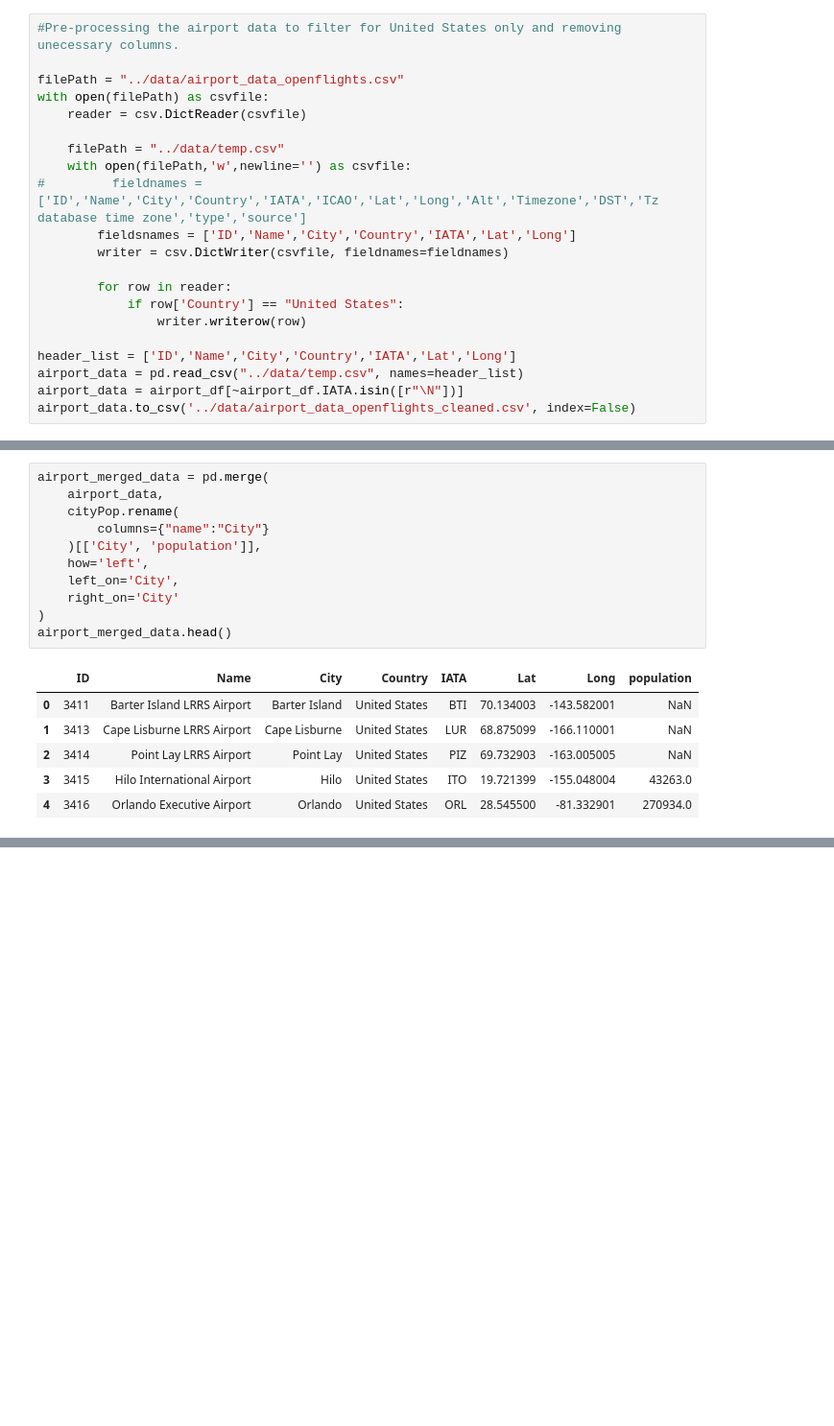
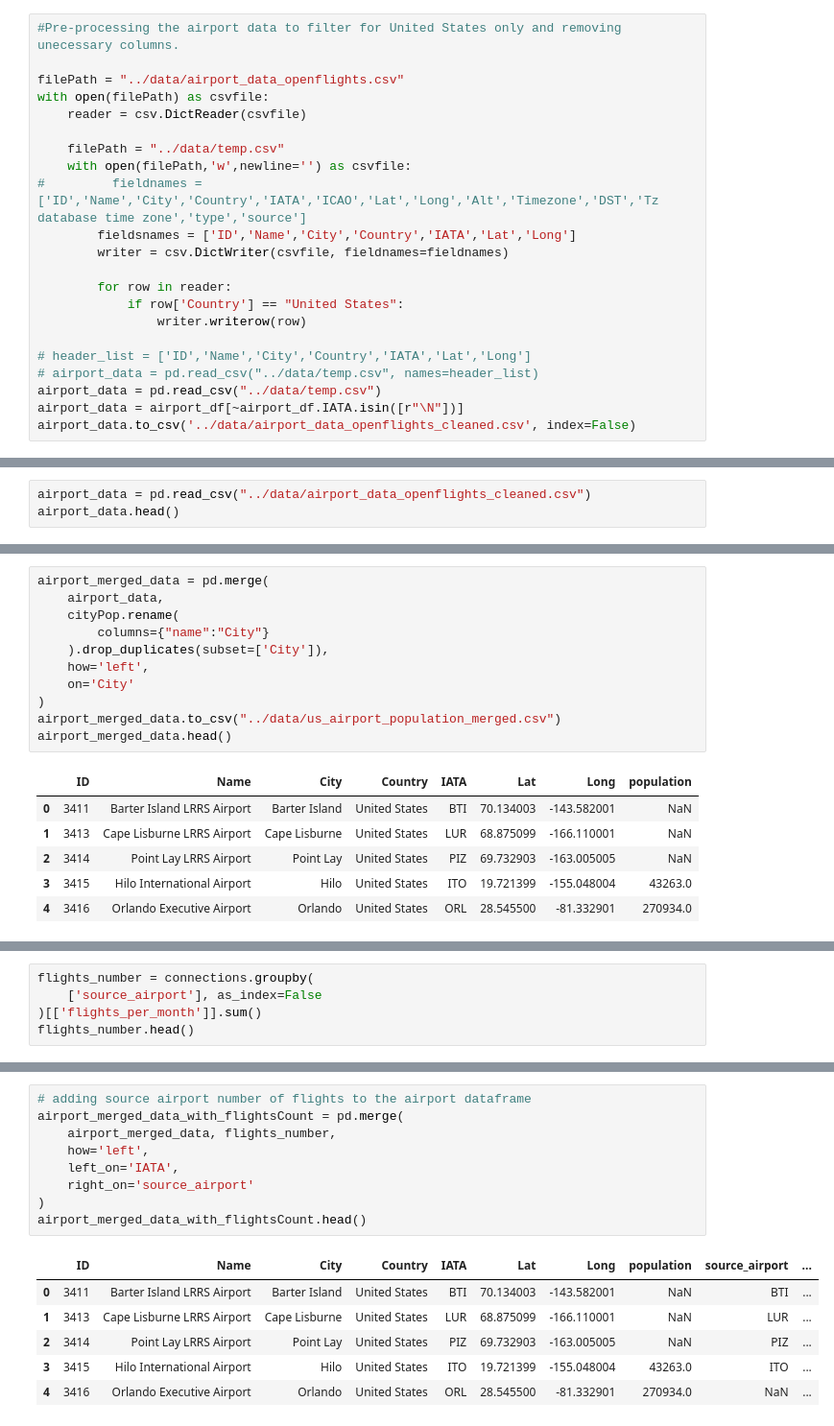
Before and after one commit to RipanHalder/Virus-Spread-Simulation-PSA-Final-Project, a Jupyter notebook: data-parsing/flight-connections-usa.ipynb, the cells around one changed output, grey strips where cells are left out. Shown at 96% size. Saved outputs shown, nothing was run; the diff lists cells and outputs as text; blank space fills up the shorter version.

Commit message:
Pre-processing of data complete

```diff
--- a/data-parsing/flight-connections-usa.ipynb
+++ b/data-parsing/flight-connections-usa.ipynb
@@ -165,8 +166,9 @@ with open(filePath)	as csvfile:
             if row['Country'] == "United States":
                 writer.writerow(row)
 
-header_list = ['ID','Name','City','Country','IATA','Lat','Long']
-airport_data = pd.read_csv("../data/temp.csv", names=header_list)
+# header_list = ['ID','Name','City','Country','IATA','Lat','Long']
+# airport_data = pd.read_csv("../data/temp.csv", names=header_list)
+airport_data = pd.read_csv("../data/temp.csv")
 airport_data = airport_df[~airport_df.IATA.isin([r"\N"])]
 airport_data.to_csv('../data/airport_data_openflights_cleaned.csv', index=False)
 # %%
@@ -306,3 +304,6 @@ cityPop.head()
 | 2 | Chicago | 2720546 |
 | 3 | Brooklyn | 2300664 |
 | 4 | Houston | 2296224 |
+# %%
+airport_data = pd.read_csv("../data/airport_data_openflights_cleaned.csv")
+airport_data.head()
@@ -311,11 +319,11 @@ airport_merged_data = pd.merge(
     airport_data,
     cityPop.rename(
         columns={"name":"City"}
-    )[['City', 'population']],
+    ).drop_duplicates(subset=['City']),
     how='left',
-    left_on='City',
-    right_on='City'
+    on='City'
 )
+airport_merged_data.to_csv("../data/us_airport_population_merged.csv")
 airport_merged_data.head()
 # %% [output]
 |  | ID | Name | City | Country | IATA | Lat | Long | population |
@@ -340,0 +349,5 @@ dtype: float64
+# %%
+flights_number = connections.groupby(
+    ['source_airport'], as_index=False
+)[['flights_per_month']].sum()
+flights_number.head()
@@ -340,0 +361,16 @@ dtype: float64
+# %%
+# adding source airport number of flights to the airport dataframe
+airport_merged_data_with_flightsCount = pd.merge(
+    airport_merged_data, flights_number,
+    how='left',
+    left_on='IATA',
+    right_on='source_airport'
+)
+airport_merged_data_with_flightsCount.head()
+# %% [output]
+|  | ID | Name | City | Country | IATA | Lat | Long | population | source_airport | ... |
+| 0 | 3411 | Barter Island LRRS Airport | Barter Island | United States | BTI | 70.134003 | -143.582001 | NaN | BTI | ... |
+| 1 | 3413 | Cape Lisburne LRRS Airport | Cape Lisburne | United States | LUR | 68.875099 | -166.110001 | NaN | LUR | ... |
+| 2 | 3414 | Point Lay LRRS Airport | Point Lay | United States | PIZ | 69.732903 | -163.005005 | NaN | PIZ | ... |
+| 3 | 3415 | Hilo International Airport | Hilo | United States | ITO | 19.721399 | -155.048004 | 43263.0 | ITO | ... |
+| 4 | 3416 | Orlando Executive Airport | Orlando | United States | ORL | 28.545500 | -81.332901 | 270934.0 | NaN | ... |
```
Also changed, not shown: parts of 23 cells of this notebook, 4 other files.
